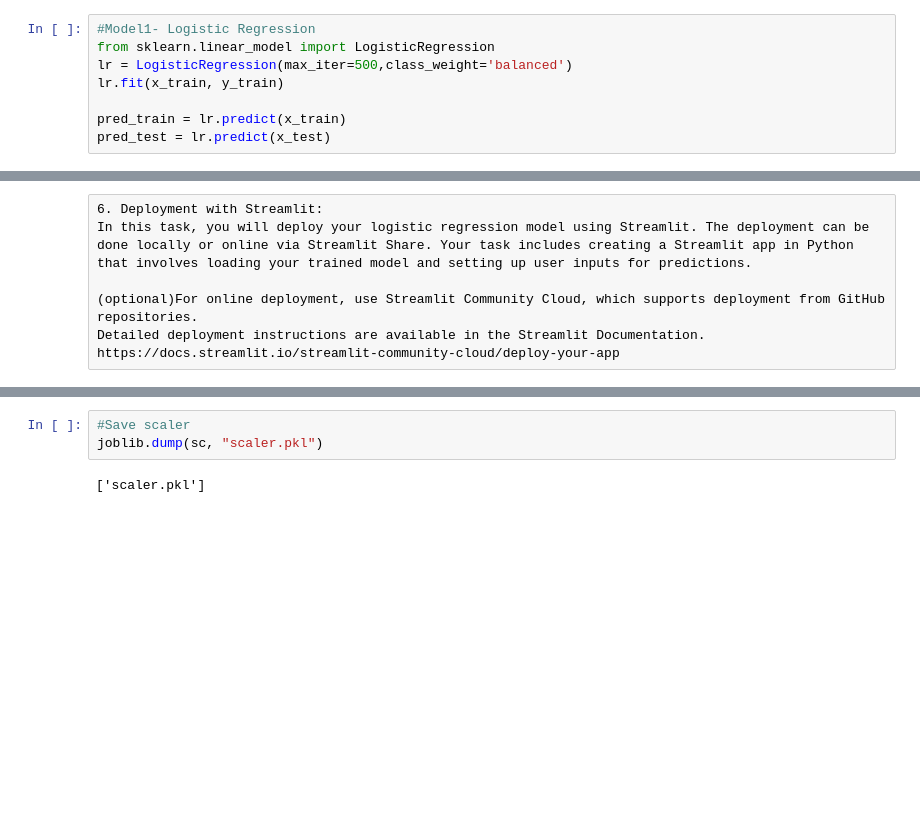
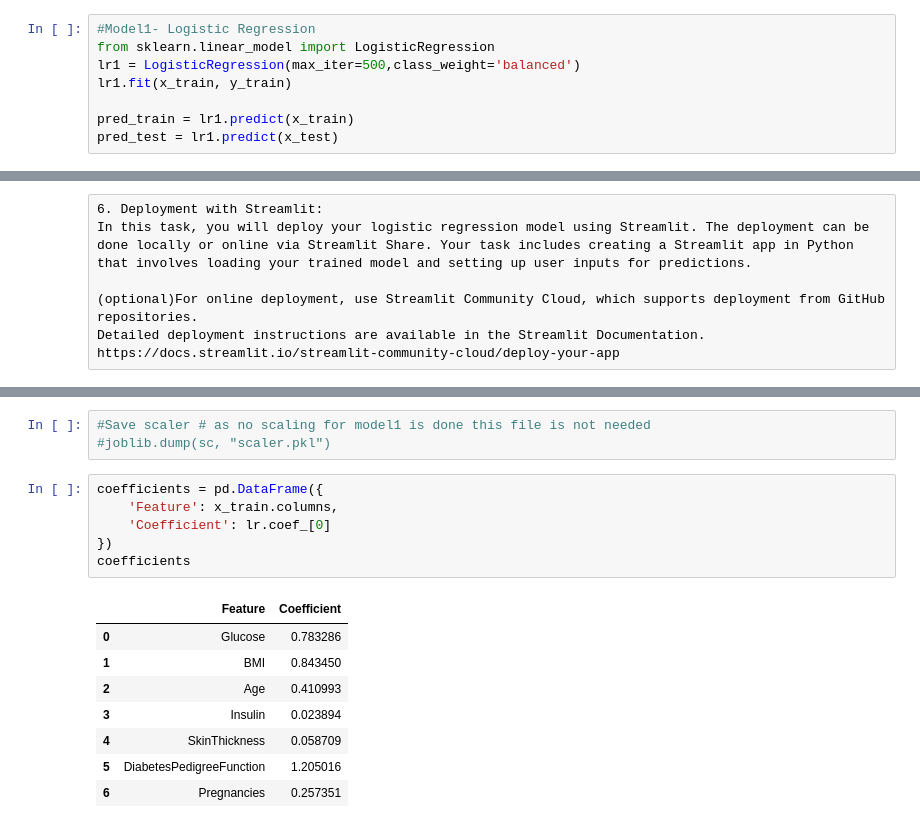
Before and after one commit to ftresa93/Diabetes_prediction, a Jupyter notebook: 8. Logistic Regression.ipynb, the cells around one changed output, grey strips where cells are left out. Saved outputs shown, nothing was run; the diff lists cells and outputs as text; blank space fills up the shorter version.

```diff
--- a/8. Logistic Regression.ipynb
+++ b/8. Logistic Regression.ipynb
@@ -337,11 +337,11 @@ x_train,x_test,y_train,y_test= train_test_split(x,y,test_size=0.2,random_state=5
 # %%
 #Model1- Logistic Regression
 from sklearn.linear_model import LogisticRegression
-lr = LogisticRegression(max_iter=500,class_weight='balanced')
-lr.fit(x_train, y_train)
+lr1 = LogisticRegression(max_iter=500,class_weight='balanced')
+lr1.fit(x_train, y_train)
 
-pred_train = lr.predict(x_train)
-pred_test = lr.predict(x_test)
+pred_train = lr1.predict(x_train)
+pred_test = lr1.predict(x_test)
 # %% [raw]
 4. Model Evaluation:
 a. Evaluate the performance of the model on the testing data using accuracy, precision, recall, F1-score, and ROC-AUC score.Visualize the ROC curve.
@@ -572,7 +546,20 @@ joblib.dump(model, "model.pkl")
 # %% [output]
 ['model.pkl']
 # %%
-#Save scaler
-joblib.dump(sc, "scaler.pkl")
+#Save scaler # as no scaling for model1 is done this file is not needed
+#joblib.dump(sc, "scaler.pkl")
-# %% [output]
-['scaler.pkl']
+# %%
+coefficients = pd.DataFrame({
+    'Feature': x_train.columns,
+    'Coefficient': lr.coef_[0]
+})
+coefficients
+# %% [output]
+|  | Feature | Coefficient |
+| 0 | Glucose | 0.783286 |
+| 1 | BMI | 0.843450 |
+| 2 | Age | 0.410993 |
+| 3 | Insulin | 0.023894 |
+| 4 | SkinThickness | 0.058709 |
+| 5 | DiabetesPedigreeFunction | 1.205016 |
+| 6 | Pregnancies | 0.257351 |
```
Also changed, not shown: parts of 11 cells of this notebook, 2 other files.
